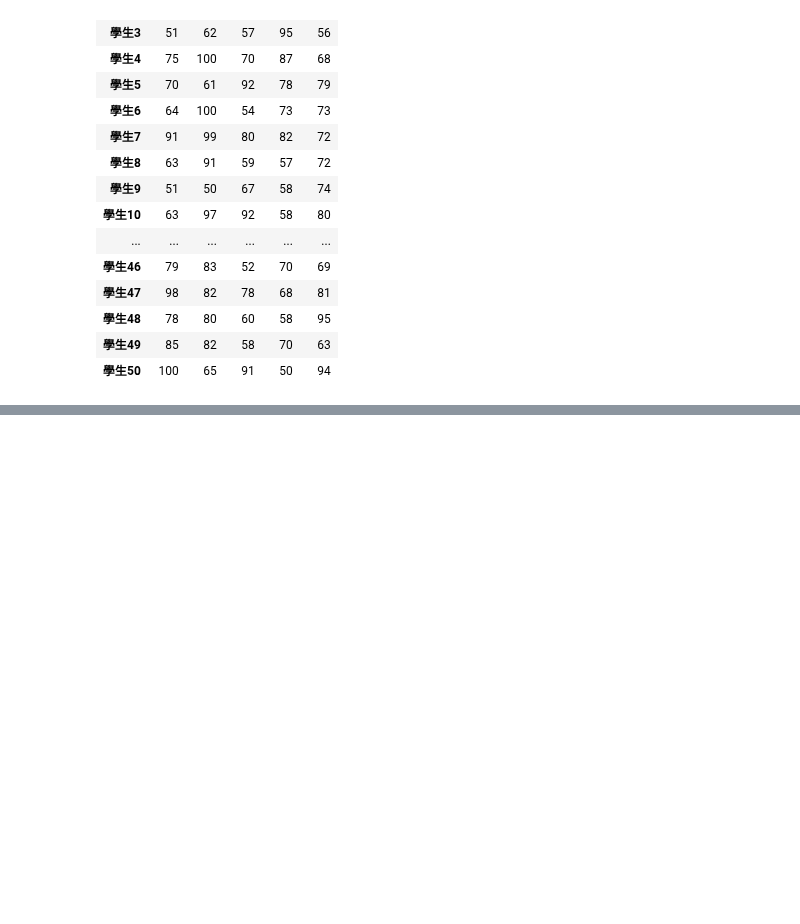
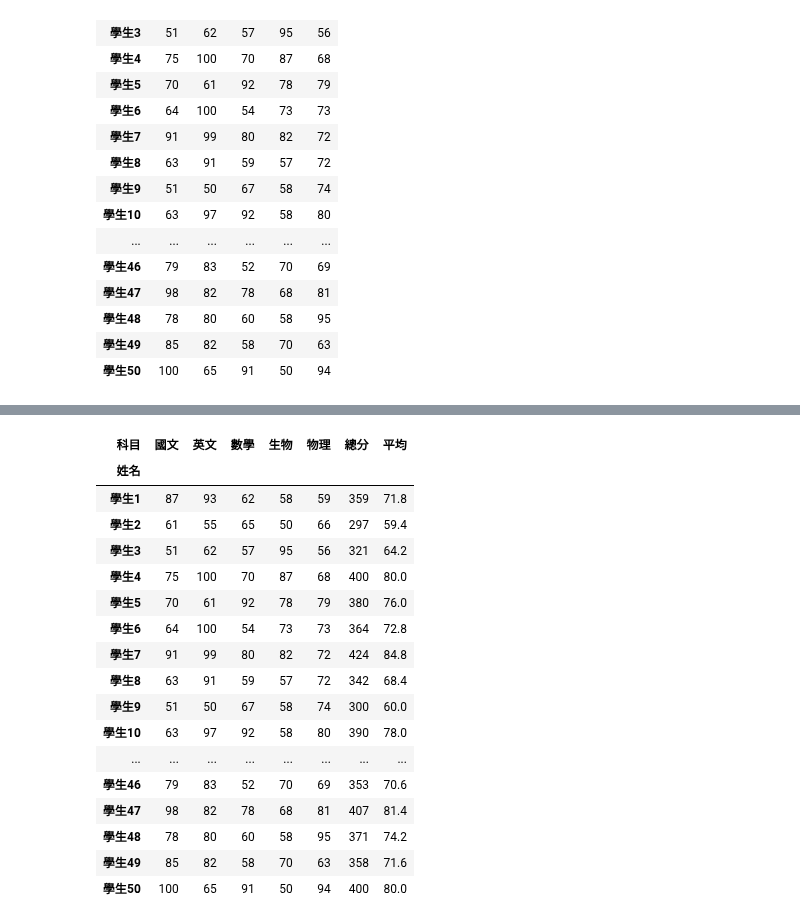
Before and after one commit to anannhuang/pythonlesson2025, a Jupyter notebook: lesson13/lesson13_2.ipynb, the cells around one changed output, grey strips where cells are left out. Cells and saved outputs as stored; diff of their text form; code cells hidden in the pictures; blank space fills up the shorter version.

```diff
--- a/lesson13/lesson13_2.ipynb
+++ b/lesson13/lesson13_2.ipynb
@@ -97,3 +97,7 @@ df
 | 學生48 | 78 | 80 | 60 | 58 | 95 |
 | 學生49 | 85 | 82 | 58 | 70 | 63 |
 | 學生50 | 100 | 65 | 91 | 50 | 94 |
+# %%
+sum_series = df['國文'] + df['英文'] + df['數學'] + df['生物'] + df['物理']
+average_series = sum_series / 5
+average_series
@@ -99,0 +122,23 @@ df
+# %%
+df['總分'] = sum_series
+df['平均'] = average_series
+df
+# %% [output]
+| 科目 | 國文 | 英文 | 數學 | 生物 | 物理 | 總分 | 平均 |
+| 姓名 |  |  |  |  |  |  |  |
+| 學生1 | 87 | 93 | 62 | 58 | 59 | 359 | 71.8 |
+| 學生2 | 61 | 55 | 65 | 50 | 66 | 297 | 59.4 |
+| 學生3 | 51 | 62 | 57 | 95 | 56 | 321 | 64.2 |
+| 學生4 | 75 | 100 | 70 | 87 | 68 | 400 | 80.0 |
+| 學生5 | 70 | 61 | 92 | 78 | 79 | 380 | 76.0 |
+| 學生6 | 64 | 100 | 54 | 73 | 73 | 364 | 72.8 |
+| 學生7 | 91 | 99 | 80 | 82 | 72 | 424 | 84.8 |
+| 學生8 | 63 | 91 | 59 | 57 | 72 | 342 | 68.4 |
+| 學生9 | 51 | 50 | 67 | 58 | 74 | 300 | 60.0 |
+| 學生10 | 63 | 97 | 92 | 58 | 80 | 390 | 78.0 |
+| ... | ... | ... | ... | ... | ... | ... | ... |
+| 學生46 | 79 | 83 | 52 | 70 | 69 | 353 | 70.6 |
+| 學生47 | 98 | 82 | 78 | 68 | 81 | 407 | 81.4 |
+| 學生48 | 78 | 80 | 60 | 58 | 95 | 371 | 74.2 |
+| 學生49 | 85 | 82 | 58 | 70 | 63 | 358 | 71.6 |
+| 學生50 | 100 | 65 | 91 | 50 | 94 | 400 | 80.0 |
```
Also changed, not shown: parts of 1 cell of this notebook.
